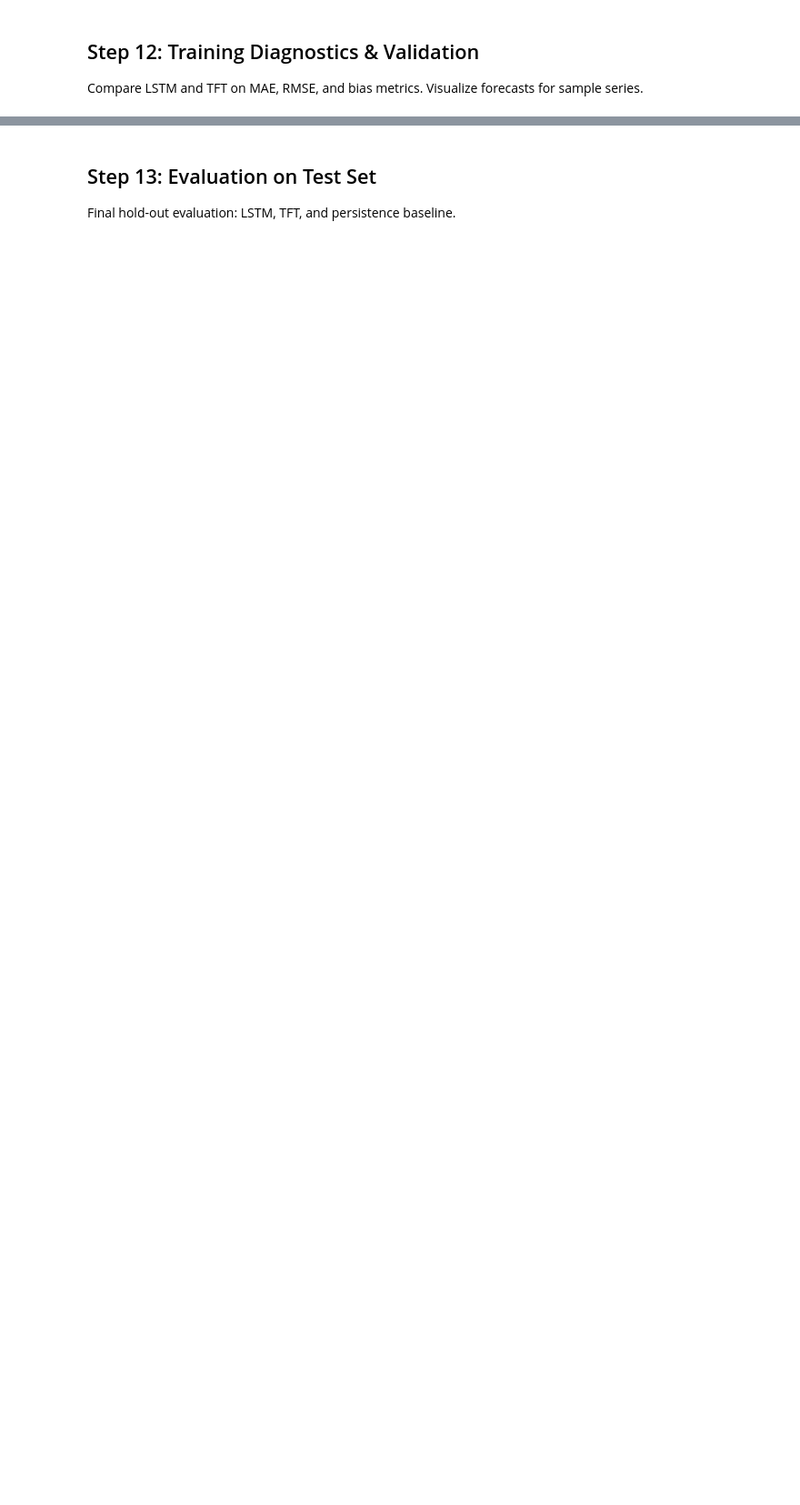
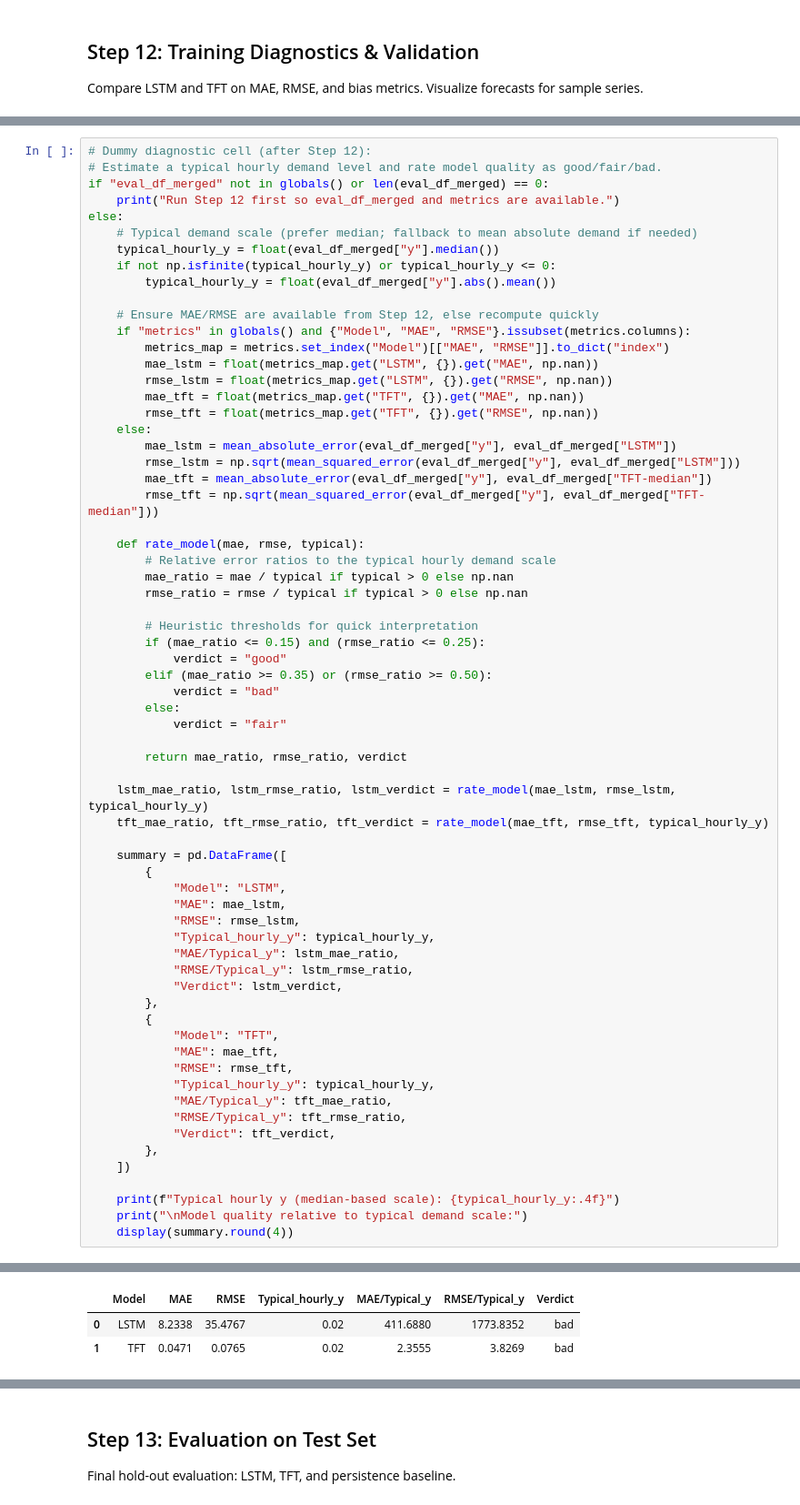
Before and after one commit to AYANKAWLEKAR/RL, a Jupyter notebook: data/data_processing.ipynb, the cells around one changed output, grey strips where cells are left out. Shown at 91% size. Saved outputs shown, nothing was run; the diff lists cells and outputs as text; blank space fills up the shorter version.

```diff
--- a/data/data_processing.ipynb
+++ b/data/data_processing.ipynb
@@ -740,0 +785,67 @@ Persistence (lag-24)       NaN       NaN       NaN
+# %%
+# Dummy diagnostic cell (after Step 12):
+# Estimate a typical hourly demand level and rate model quality as good/fair/bad.
+if "eval_df_merged" not in globals() or len(eval_df_merged) == 0:
+    print("Run Step 12 first so eval_df_merged and metrics are available.")
+else:
+    # Typical demand scale (prefer median; fallback to mean absolute demand if needed)
+    typical_hourly_y = float(eval_df_merged["y"].median())
+    if not np.isfinite(typical_hourly_y) or typical_hourly_y <= 0:
+        typical_hourly_y = float(eval_df_merged["y"].abs().mean())
+
+    # Ensure MAE/RMSE are available from Step 12, else recompute quickly
+    if "metrics" in globals() and {"Model", "MAE", "RMSE"}.issubset(metrics.columns):
+        metrics_map = metrics.set_index("Model")[["MAE", "RMSE"]].to_dict("index")
+        mae_lstm = float(metrics_map.get("LSTM", {}).get("MAE", np.nan))
+        rmse_lstm = float(metrics_map.get("LSTM", {}).get("RMSE", np.nan))
+        mae_tft = float(metrics_map.get("TFT", {}).get("MAE", np.nan))
+        rmse_tft = float(metrics_map.get("TFT", {}).get("RMSE", np.nan))
+    else:
+        mae_lstm = mean_absolute_error(eval_df_merged["y"], eval_df_merged["LSTM"])
+        rmse_lstm = np.sqrt(mean_squared_error(eval_df_merged["y"], eval_df_merged["LSTM"]))
+        mae_tft = mean_absolute_error(eval_df_merged["y"], eval_df_merged["TFT-median"])
+        rmse_tft = np.sqrt(mean_squared_error(eval_df_merged["y"], eval_df_merged["TFT-median"]))
+
+    def rate_model(mae, rmse, typical):
+        # Relative error ratios to the typical hourly demand scale
+        mae_ratio = mae / typical if typical > 0 else np.nan
+        rmse_ratio = rmse / typical if typical > 0 else np.nan
+
+        # Heuristic thresholds for quick interpretation
+        if (mae_ratio <= 0.15) and (rmse_ratio <= 0.25):
+            verdict = "good"
+        elif (mae_ratio >= 0.35) or (rmse_ratio >= 0.50):
+            verdict = "bad"
+        else:
+            verdict = "fair"
+
+        return mae_ratio, rmse_ratio, verdict
+
+    lstm_mae_ratio, lstm_rmse_ratio, lstm_verdict = rate_model(mae_lstm, rmse_lstm, typical_hourly_y)
+    tft_mae_ratio, tft_rmse_ratio, tft_verdict = rate_model(mae_tft, rmse_tft, typical_hourly_y)
+
+    summary = pd.DataFrame([
+        {
+            "Model": "LSTM",
+            "MAE": mae_lstm,
+            "RMSE": rmse_lstm,
+            "Typical_hourly_y": typical_hourly_y,
+            "MAE/Typical_y": lstm_mae_ratio,
+            "RMSE/Typical_y": lstm_rmse_ratio,
+            "Verdict": lstm_verdict,
+        },
+        {
+            "Model": "TFT",
+            "MAE": mae_tft,
+            "RMSE": rmse_tft,
+            "Typical_hourly_y": typical_hourly_y,
+            "MAE/Typical_y": tft_mae_ratio,
+            "RMSE/Typical_y": tft_rmse_ratio,
+            "Verdict": tft_verdict,
+        },
+    ])
+
+    print(f"Typical hourly y (median-based scale): {typical_hourly_y:.4f}")
+    print("\nModel quality relative to typical demand scale:")
+    display(summary.round(4))
+# %% [output]
@@ -740,0 +855,3 @@ Persistence (lag-24)       NaN       NaN       NaN
+|  | Model | MAE | RMSE | Typical_hourly_y | MAE/Typical_y | RMSE/Typical_y | Verdict |
+| 0 | LSTM | 8.2338 | 35.4767 | 0.02 | 411.6880 | 1773.8352 | bad |
+| 1 | TFT | 0.0471 | 0.0765 | 0.02 | 2.3555 | 3.8269 | bad |
```
Also changed, not shown: parts of 10 cells of this notebook.
